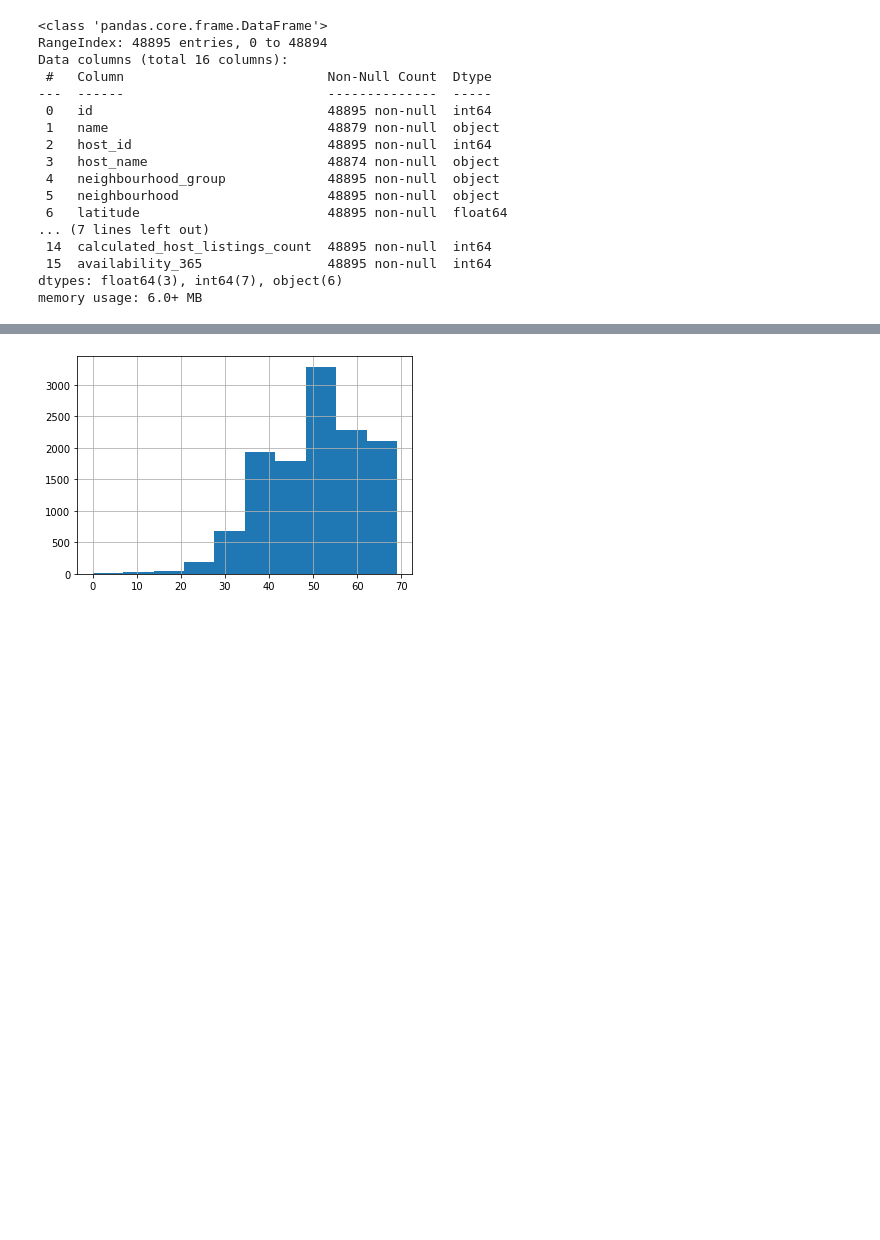
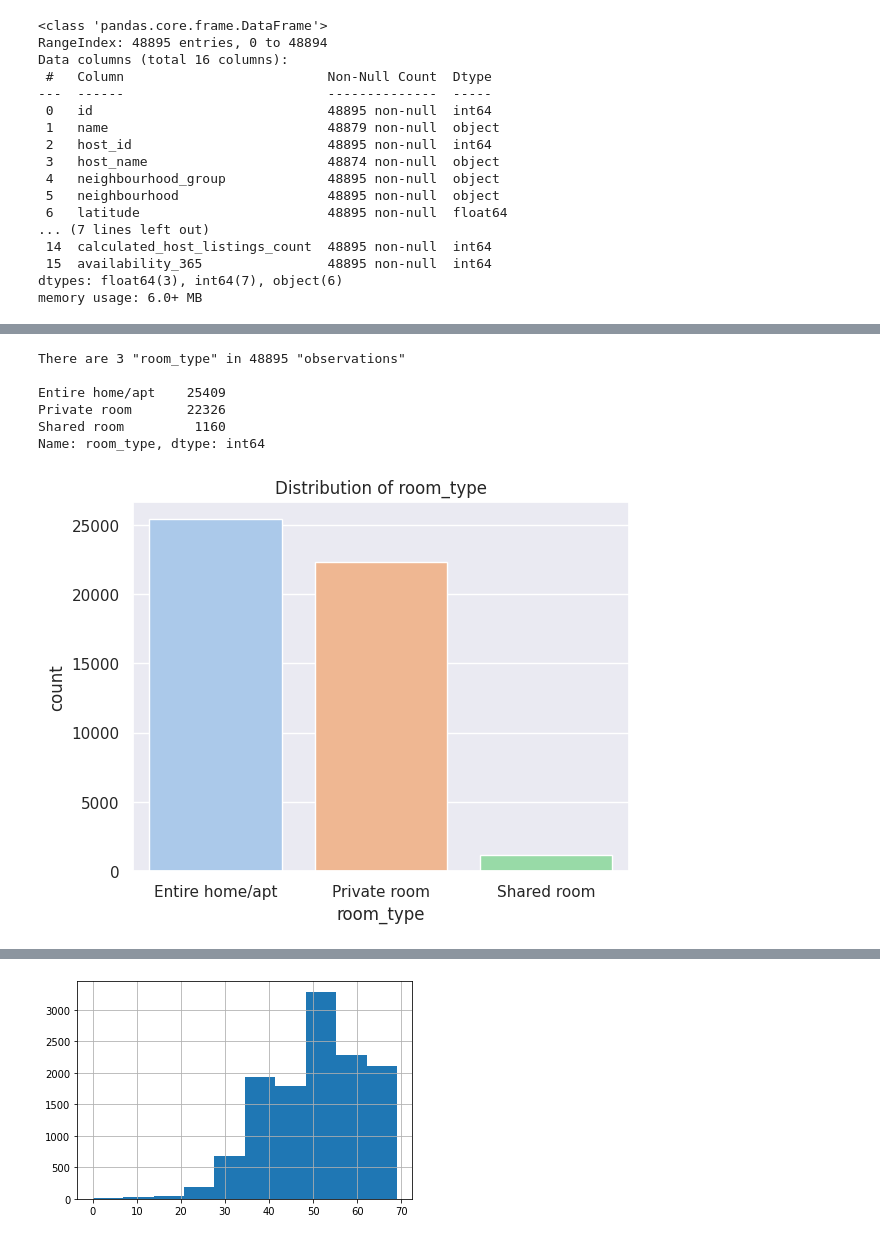
Before and after one commit to jgayosof/11.exploratory-data-analysis-proyect-tutorial, a Jupyter notebook: src/explore.ipynb, the cells around one changed output, grey strips where cells are left out. Saved outputs shown, nothing was run; the diff lists cells and outputs as text; code cells hidden in the pictures; blank space fills up the shorter version.

```diff
--- a/src/explore.ipynb
+++ b/src/explore.ipynb
@@ -149,0 +169,21 @@ df.describe()
+# %%
+# 'room_type' analysis
+room_type_nunique = df['room_type'].nunique()
+room_type_counts = df['room_type'].value_counts()
+print(f'There are {room_type_nunique} "room_type" in {df_len} "observations" \n')
+print(f'{room_type_counts}')
+
+sns.set(style='darkgrid')
+# sns.set(style='whitegrid')
+
+sns.countplot(x=df['room_type'], order=df['room_type'].value_counts().index, palette='pastel')
+plt.title('Distribution of room_type')
+plt.show()
+# %% [output]
+There are 3 "room_type" in 48895 "observations"
+
+Entire home/apt    25409
+Private room       22326
+Shared room         1160
+Name: room_type, dtype: int64
+[figure, added]
```
Also changed, not shown: parts of 26 cells of this notebook, 1 other file.
